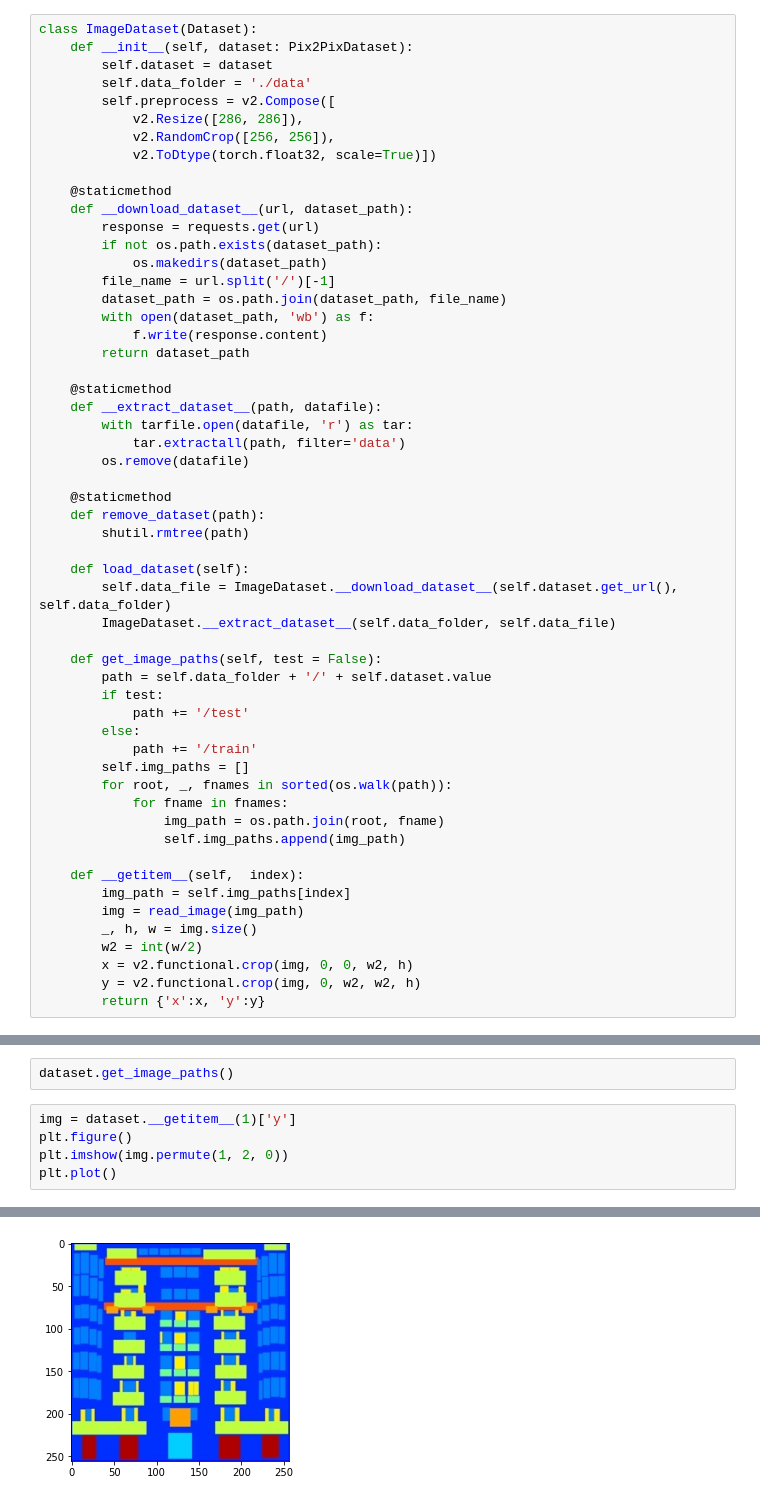
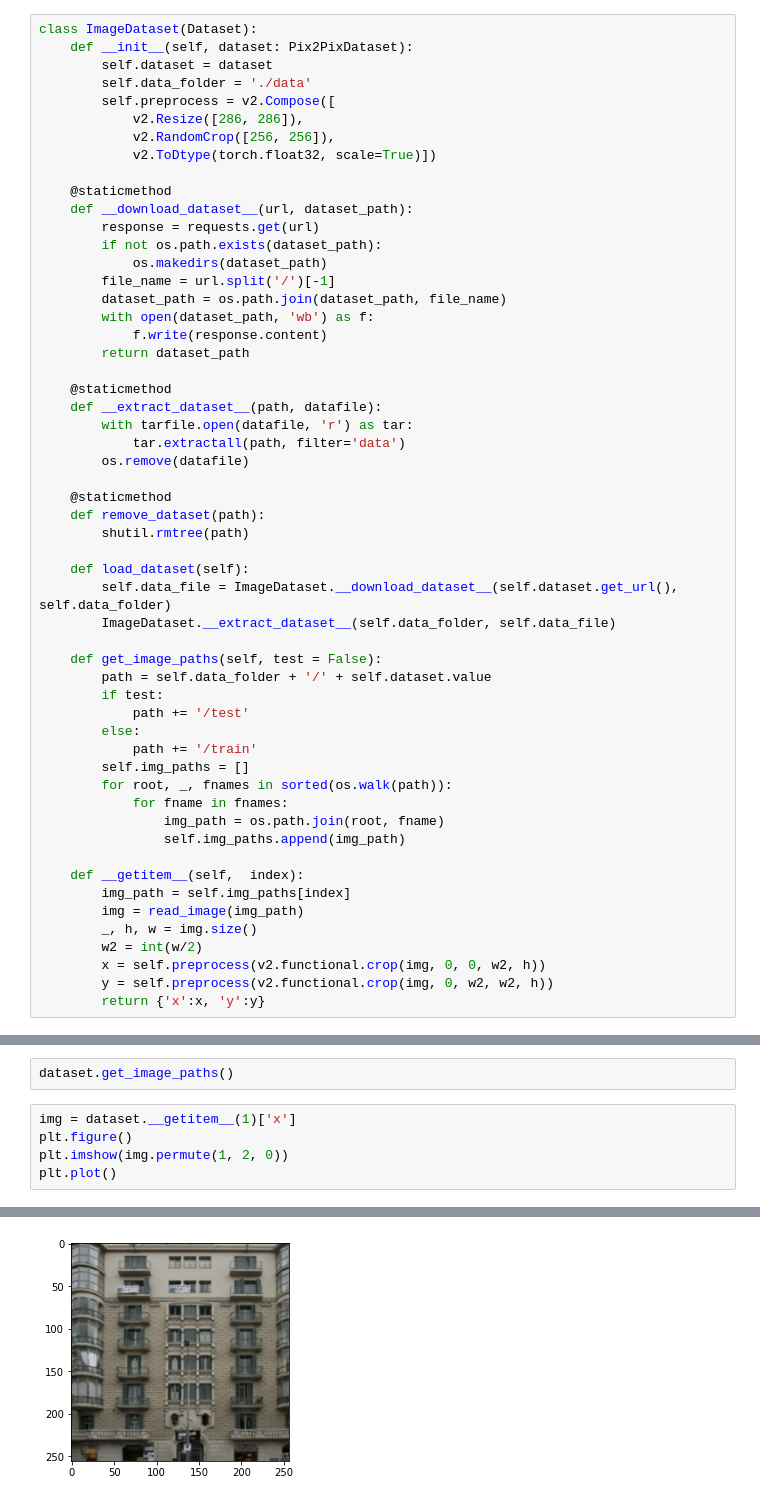
Before and after one commit to marijal74/ml_pix2pix, a Jupyter notebook: process_data.ipynb, the cells around one changed output, grey strips where cells are left out. Saved outputs shown, nothing was run; the diff lists cells and outputs as text.

```diff
--- a/process_data.ipynb
+++ b/process_data.ipynb
@@ -73,8 +73,8 @@ class ImageDataset(Dataset):
         img = read_image(img_path)
         _, h, w = img.size()
         w2 = int(w/2)
-        x = v2.functional.crop(img, 0, 0, w2, h)
-        y = v2.functional.crop(img, 0, w2, w2, h)
+        x = self.preprocess(v2.functional.crop(img, 0, 0, w2, h))
+        y = self.preprocess(v2.functional.crop(img, 0, w2, w2, h))
         return {'x':x, 'y':y}
 # %%
 dataset = ImageDataset(dataset=Pix2PixDataset.FACADES)
@@ -83,10 +83,10 @@ dataset.load_dataset()
 # %%
 dataset.get_image_paths()
 # %%
-img = dataset.__getitem__(1)['y']
+img = dataset.__getitem__(1)['x']
 plt.figure()
 plt.imshow(img.permute(1, 2, 0))
 plt.plot()
 # %% [output]
 []
-[figure, old version]
+[figure, new version]
```
